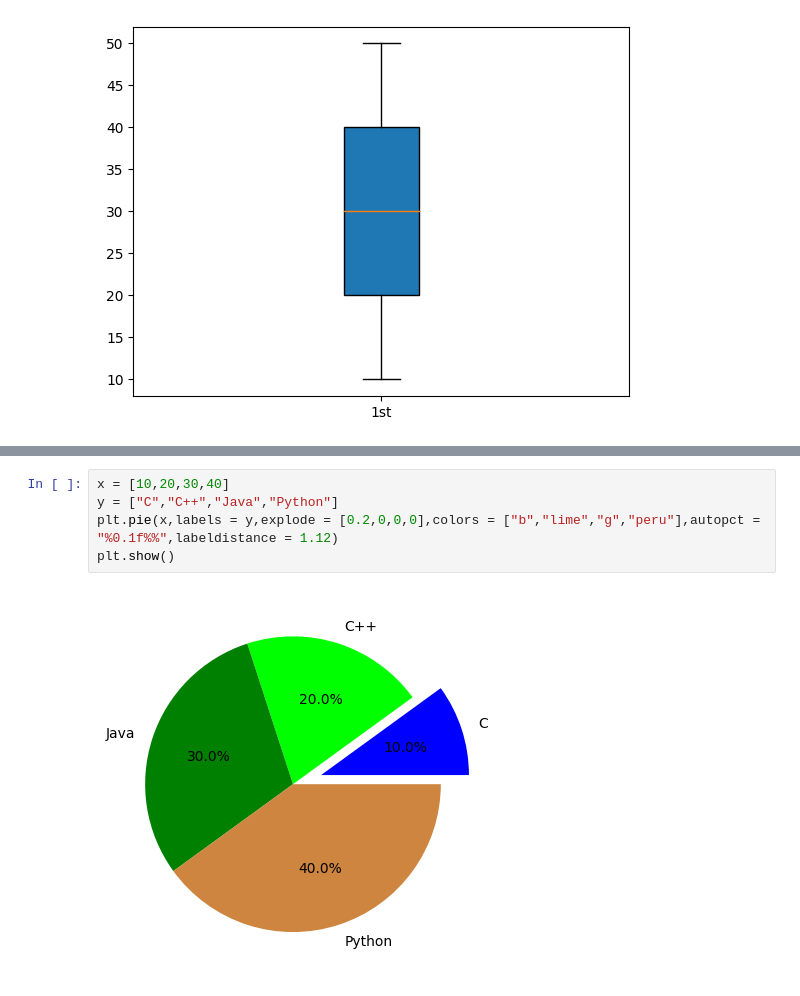
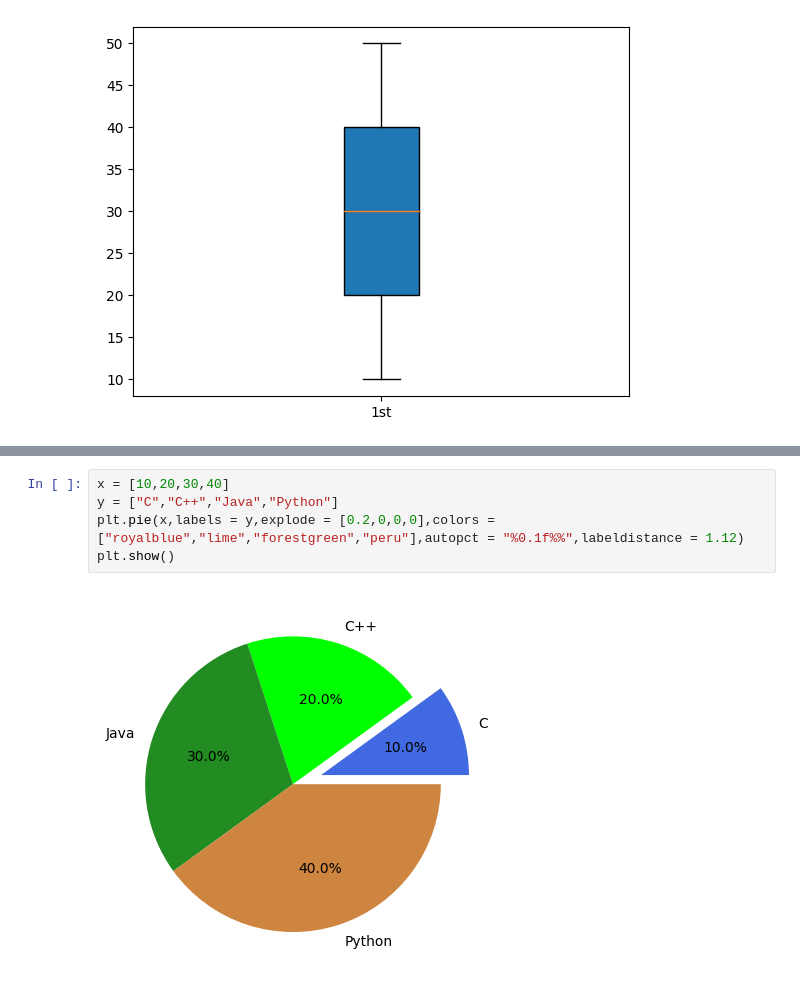
Before and after one commit to jaymin77/GTU, a Jupyter notebook: pds/23_all_in_one.ipynb, the cells around one changed output, grey strips where cells are left out. Saved outputs shown, nothing was run; the diff lists cells and outputs as text.

```diff
--- a/pds/23_all_in_one.ipynb
+++ b/pds/23_all_in_one.ipynb
@@ -51,7 +51,7 @@ plt.show()
 # %%
 x = [10,20,30,40]
 y = ["C","C++","Java","Python"]
-plt.pie(x,labels = y,explode = [0.2,0,0,0],colors = ["b","lime","g","peru"],autopct = "%0.1f%%",labeldistance = 1.12)
+plt.pie(x,labels = y,explode = [0.2,0,0,0],colors = ["royalblue","lime","forestgreen","peru"],autopct = "%0.1f%%",labeldistance = 1.12)
 plt.show()
 # %% [output]
-[figure, old version]
+[figure, new version]
```
Also changed, not shown: parts of 1 cell of this notebook, 1 other file.
